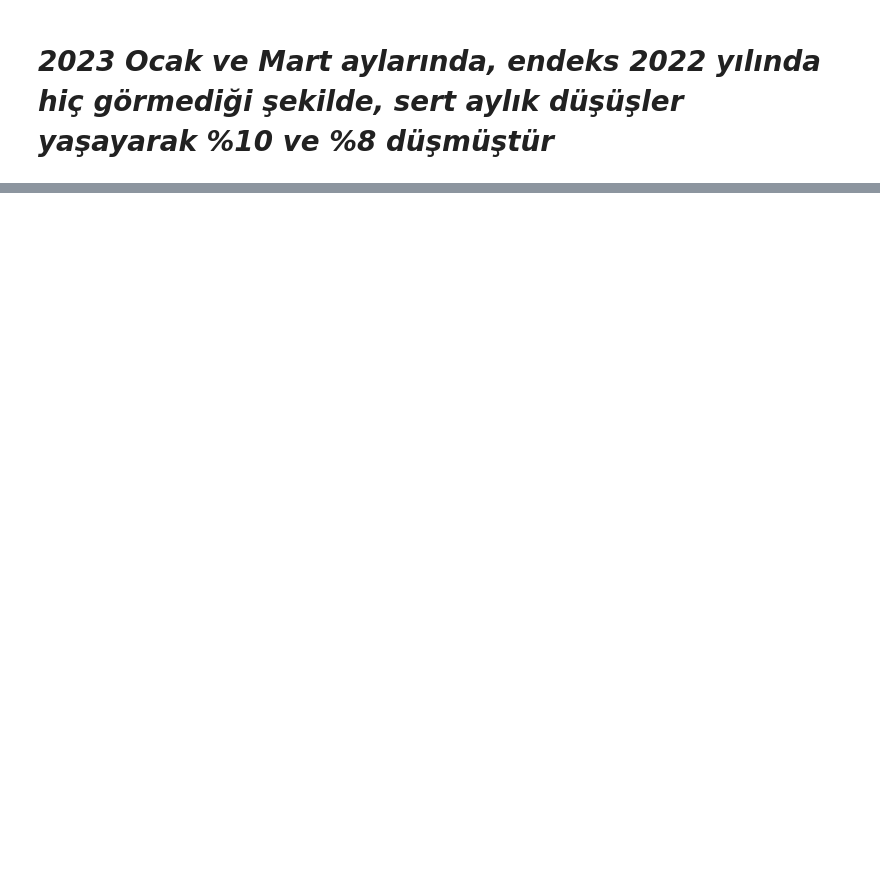
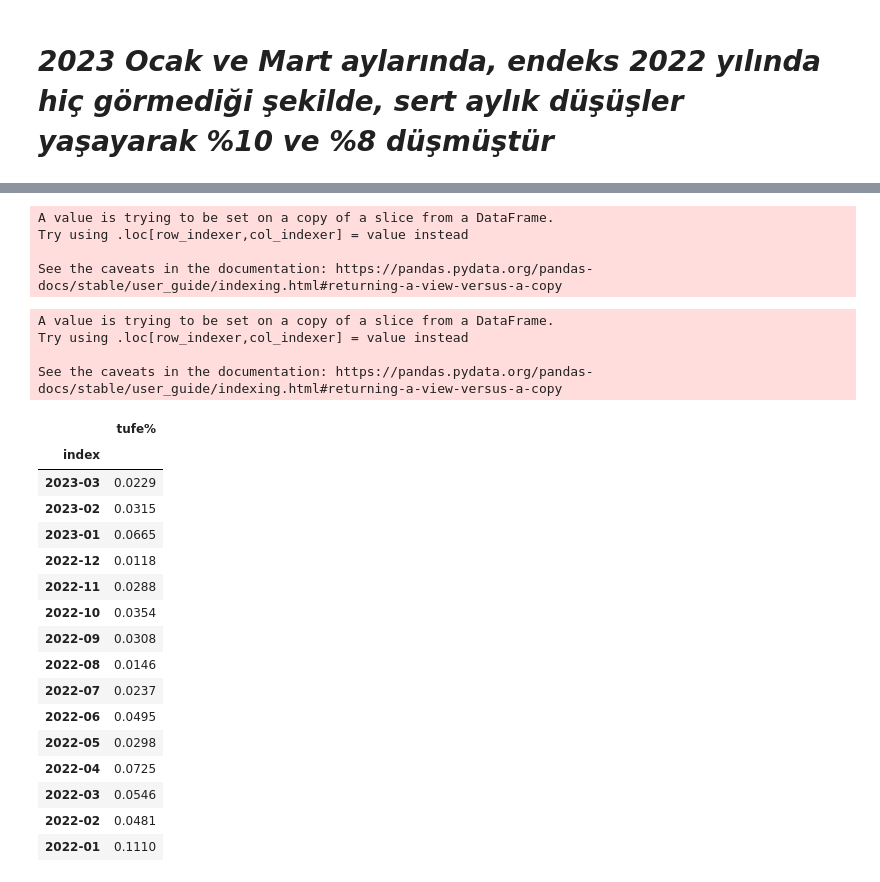
Before and after one commit to furkannulu/PowerBI-and-Data-Analysis-Bootcamp, a Jupyter notebook: DersNotlari.ipynb, the cells around one changed output, grey strips where cells are left out. Saved outputs shown, nothing was run; the diff lists cells and outputs as text; code cells hidden in the pictures; blank space fills up the shorter version.

```diff
--- a/DersNotlari.ipynb
+++ b/DersNotlari.ipynb
@@ -533,0 +569,36 @@ px.bar(Veri_as, y='degisim%',
+# %%
+tufe = tufe[['Unnamed: 0','TÜFE (Aylık % Değişim)']]
+tufe.columns = ['index','tufe%']
+tufe['index'] = tufe['index'].str[-4:] + "-" + tufe['index'].str[:2] # → ay-yıl formatından yıl-ay formatına dönüşüm sağladık
+tufe.set_index('index', inplace = True)
+# %% [output]
+A value is trying to be set on a copy of a slice from a DataFrame.
+Try using .loc[row_indexer,col_indexer] = value instead
+
+See the caveats in the documentation: https://pandas.pydata.org/pandas-docs/stable/user_guide/indexing.html#returning-a-view-versus-a-copy
+# %%
+tufe['tufe%'] = tufe['tufe%']/100
+tufe = tufe[tufe.index.str[:4]>'2021']
+tufe
+# %% [output]
+A value is trying to be set on a copy of a slice from a DataFrame.
+Try using .loc[row_indexer,col_indexer] = value instead
+
+See the caveats in the documentation: https://pandas.pydata.org/pandas-docs/stable/user_guide/indexing.html#returning-a-view-versus-a-copy
+|  | tufe% |
+| index |  |
+| 2023-03 | 0.0229 |
+| 2023-02 | 0.0315 |
+| 2023-01 | 0.0665 |
+| 2022-12 | 0.0118 |
+| 2022-11 | 0.0288 |
+| 2022-10 | 0.0354 |
+| 2022-09 | 0.0308 |
+| 2022-08 | 0.0146 |
+| 2022-07 | 0.0237 |
+| 2022-06 | 0.0495 |
+| 2022-05 | 0.0298 |
+| 2022-04 | 0.0725 |
+| 2022-03 | 0.0546 |
+| 2022-02 | 0.0481 |
+| 2022-01 | 0.1110 |
```
Also changed, not shown: parts of 11 cells of this notebook.
